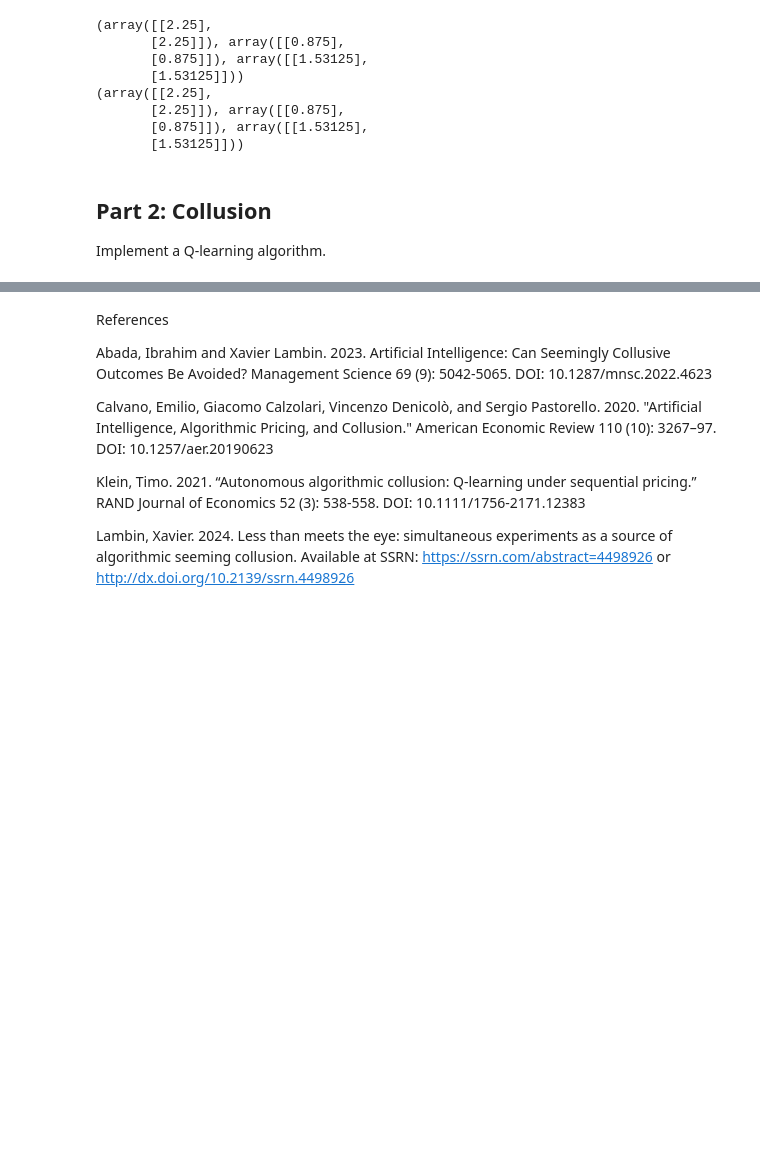
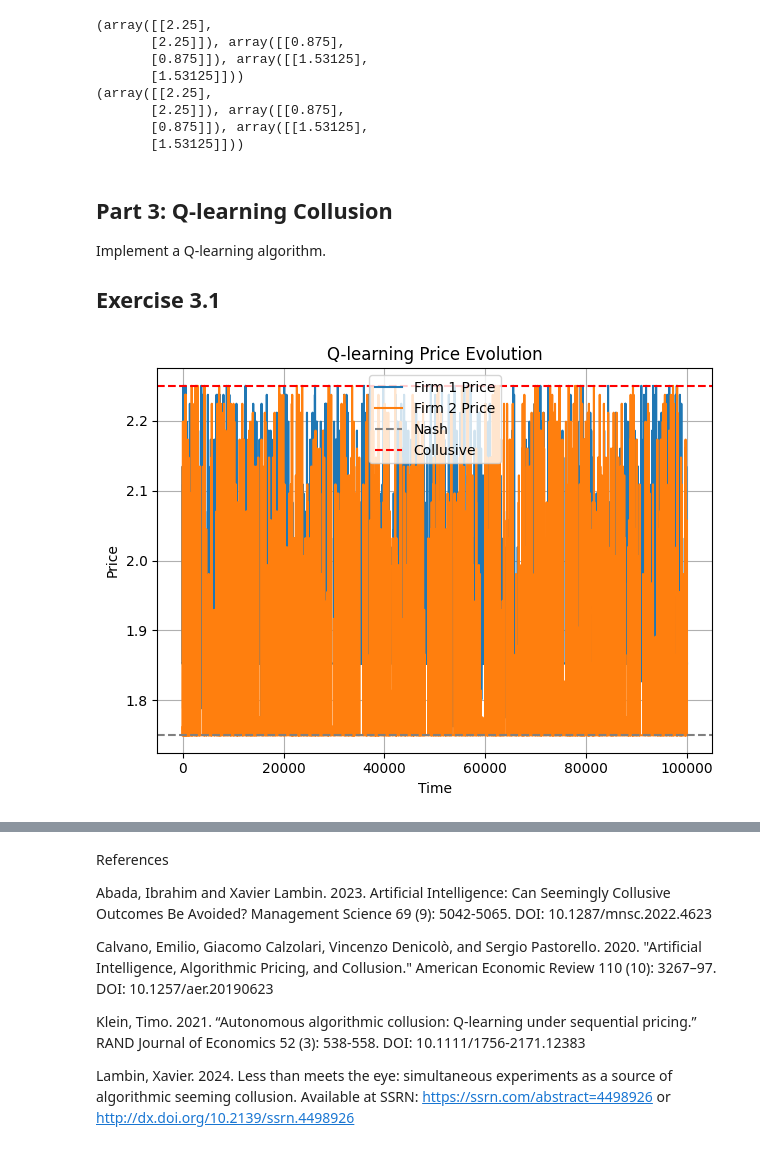
Before and after one commit to anuscabc/algorithmic_collusion_python_practical, a Jupyter notebook: solutions.ipynb, the cells around one changed output, grey strips where cells are left out. Cells and saved outputs as stored; diff of their text form; code cells hidden in the pictures; blank space fills up the shorter version.

Commit message:
solutions updates, need to refine Q-learning

```diff
--- a/solutions.ipynb
+++ b/solutions.ipynb
@@ -301,6 +301,8 @@ print(result_numerical)
        [0.875]]), array([[1.53125],
        [1.53125]]))
 # %% [markdown]
-## Part 2: Collusion
+## Part 3: Q-learning Collusion
 
 Implement a Q-learning algorithm.
+
+## Exercise 3.1
@@ -306,0 +372,21 @@ Implement a Q-learning algorithm.
+# %%
+
+
+market = QLearningMarket(number_of_periods=100000)
+prices, _, _ = market.compute_q_learning_equilibrium()
+# %%
+import matplotlib.pyplot as plt
+
+plt.plot(prices[0], label="Firm 1 Price")
+plt.plot(prices[1], label="Firm 2 Price")
+plt.axhline(market.nash_price, linestyle="--", color="gray", label="Nash")
+plt.axhline(market.collusive_price, linestyle="--", color="red", label="Collusive")
+plt.title("Q-learning Price Evolution")
+plt.xlabel("Time")
+plt.ylabel("Price")
+plt.legend()
+plt.grid(True)
+plt.tight_layout()
+plt.show()
+# %% [output]
+[figure, added]
```
Also changed, not shown: parts of 2 cells of this notebook.
